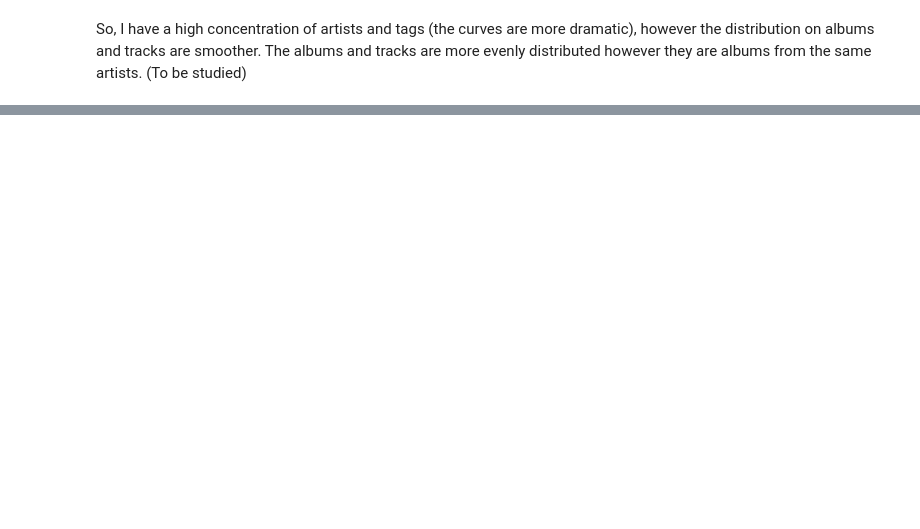
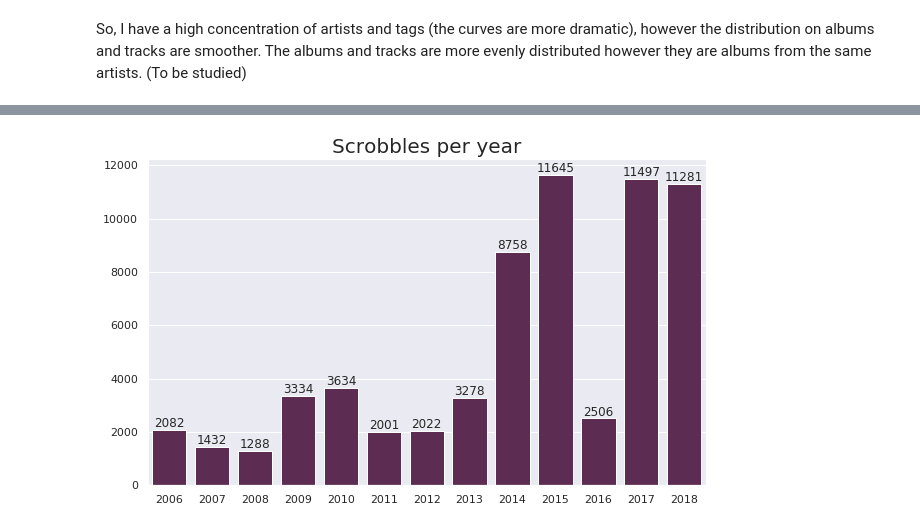
Before and after one commit to gomesfernanda/lastfm-reports, a Jupyter notebook: lastfm_analysis.ipynb, the cells around one changed output, grey strips where cells are left out. Cells and saved outputs as stored; diff of their text form; code cells hidden in the pictures; blank space fills up the shorter version.

```diff
--- a/lastfm_analysis.ipynb
+++ b/lastfm_analysis.ipynb
@@ -166,0 +172,16 @@ _Soundtrack for this first part of the study: [The Kinks](https://open.spotify.c
+# %%
+tracks_df['Timestamp'] = pd.to_datetime(tracks_df['Date Spain'],infer_datetime_format=True)
+tracks_df.set_index('Timestamp', inplace=True)
+# %%
+years = [i for i in range(2006, 2019)]
+tracks_per_year = [len(tracks_df[tracks_df.index.year == i]) for i in years]
+
+sns.set()
+plt.subplots(figsize=(10, 6))
+yearly_tracks = sns.barplot(years, tracks_per_year, color="#642457")
+yearly_tracks.set_title('Scrobbles per year', fontsize=20)
+for p in yearly_tracks.patches:
+    yearly_tracks.text(p.get_x() + p.get_width()/2., p.get_height(), '%d' % int(p.get_height()),
+            fontsize=12, ha='center', va='bottom')
+# %% [output]
+[figure, added]
```
Also changed, not shown: parts of 11 cells of this notebook.
